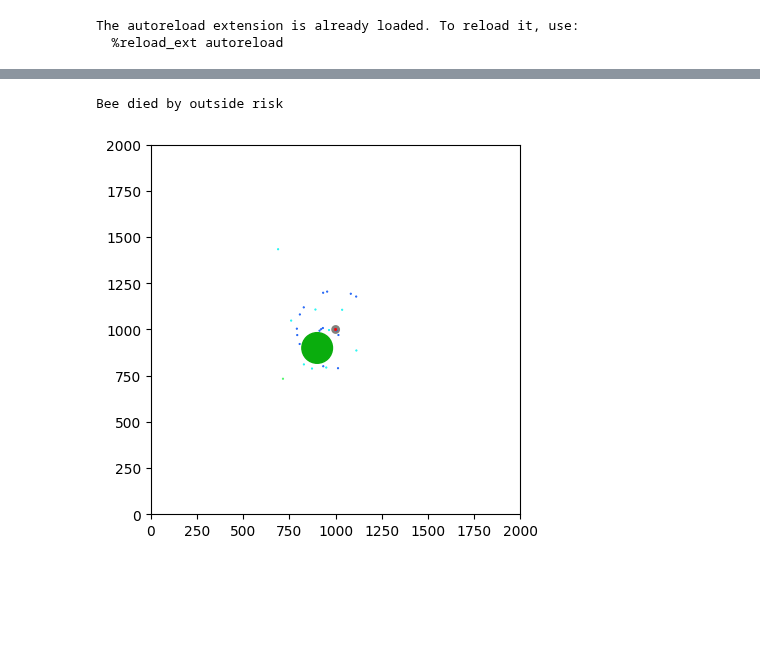
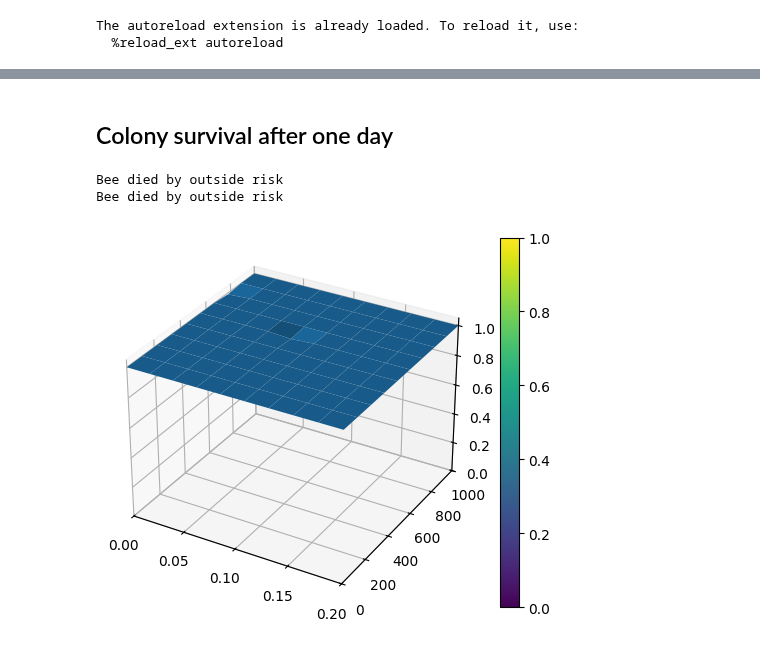
Before and after one commit to jonas4climate/honeybee-colony-abm, a Jupyter notebook: continuous_model/survival_experiment.ipynb, the cells around one changed output, grey strips where cells are left out. Drawn from its saved outputs; the diff is of its cells as text; code cells hidden in the pictures; blank space fills up the shorter version.

```diff
--- a/continuous_model/survival_experiment.ipynb
+++ b/continuous_model/survival_experiment.ipynb
@@ -28,12 +17,0 @@ model.create_agent(Resource, location=(900, 900))
-# %%
-fig, ax = plt.subplots(1,1)
-
-for _ in tqdm(range(1440)):
-    model.step()
-
-model.plot(ax)
-
-plt.show()
-# %% [output]
-Bee died by outside risk
-[figure, removed]
@@ -39,0 +29,9 @@ Bee died by outside risk
+# %% [markdown]
+## Colony survival after one day
+# %%
+STORM_PROBABILITIES = np.linspace(0.0, 0.2, 10) # TODO: CHange last number to 21
+RESOURCE_DISTANCES = np.linspace(0.0, 1000.0, 10) # TODO: Change last number to 21
+COLONY_SURVIVAL = np.zeros((len(STORM_PROBABILITIES), len(RESOURCE_DISTANCES)))
+
+INITIAL_COLONY_SIZE = 100
+TIMESTEPS = 10 # TODO: Change to 1440
@@ -39,0 +42,32 @@ Bee died by outside risk
+# %%
+for (i, p_storm) in tqdm(enumerate(STORM_PROBABILITIES), total=len(STORM_PROBABILITIES), ascii=' >=', leave=True):
+    for (j, res_dist) in enumerate(RESOURCE_DISTANCES):
+        model_config = ModelConfig(n_resource_sites=0, p_storm=p_storm, n_beeswarms_initial=INITIAL_COLONY_SIZE)
+        model.create_agent(Resource, location=(1000 - res_dist, 900))
+
+        model = ForagerModel(model_config, hive_config, beeswarm_config, resource_config)
+
+        for _ in range(TIMESTEPS):
+            model.step()
+
+        n_bee_agents = len(model.get_agents_of_type(BeeSwarm))
+        fraction_colony_survived = n_bee_agents / INITIAL_COLONY_SIZE
+        COLONY_SURVIVAL[i, j] = fraction_colony_survived
+# %% [output]
+Bee died by outside risk
+Bee died by outside risk
+# %%
+fig, ax = plt.subplots(subplot_kw={"projection": "3d"})
+# STORM_PROBABILITIES, RESOURCE_DISTANCES = np.meshgrid(STORM_PROBABILITIES, RESOURCE_DISTANCES)
+
+surf = ax.plot_surface(STORM_PROBABILITIES, RESOURCE_DISTANCES, COLONY_SURVIVAL)
+
+ax.set_xlim(0, 0.2)
+ax.set_xticks(np.linspace(0, 0.2, 5))
+ax.set_ylim(0, 1000)
+ax.set_zlim(0, 1.05)
+
+fig.colorbar(surf, shrink=1, aspect=20)
+plt.show()
+# %% [output]
+[figure, added]
```
Also changed, not shown: parts of 3 cells of this notebook, 2 other files.
